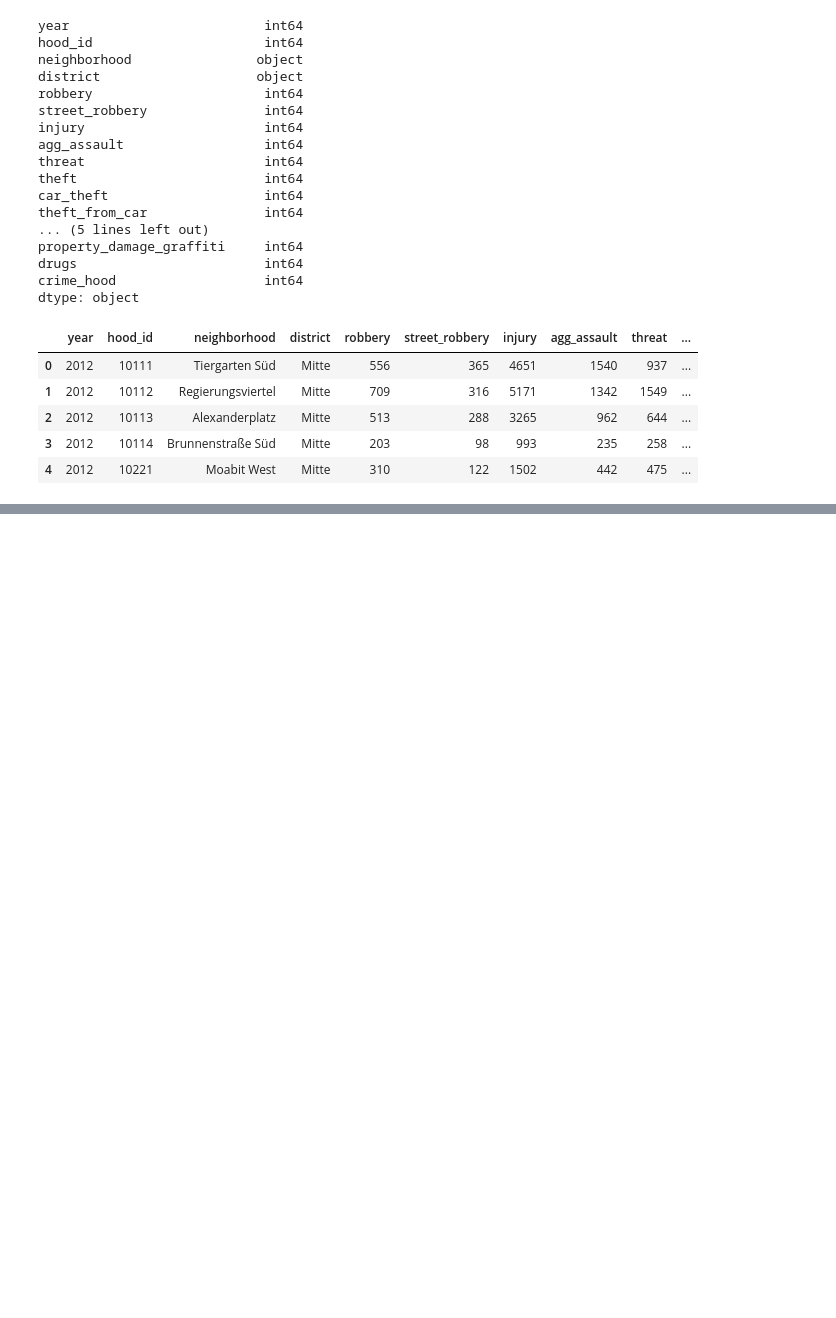
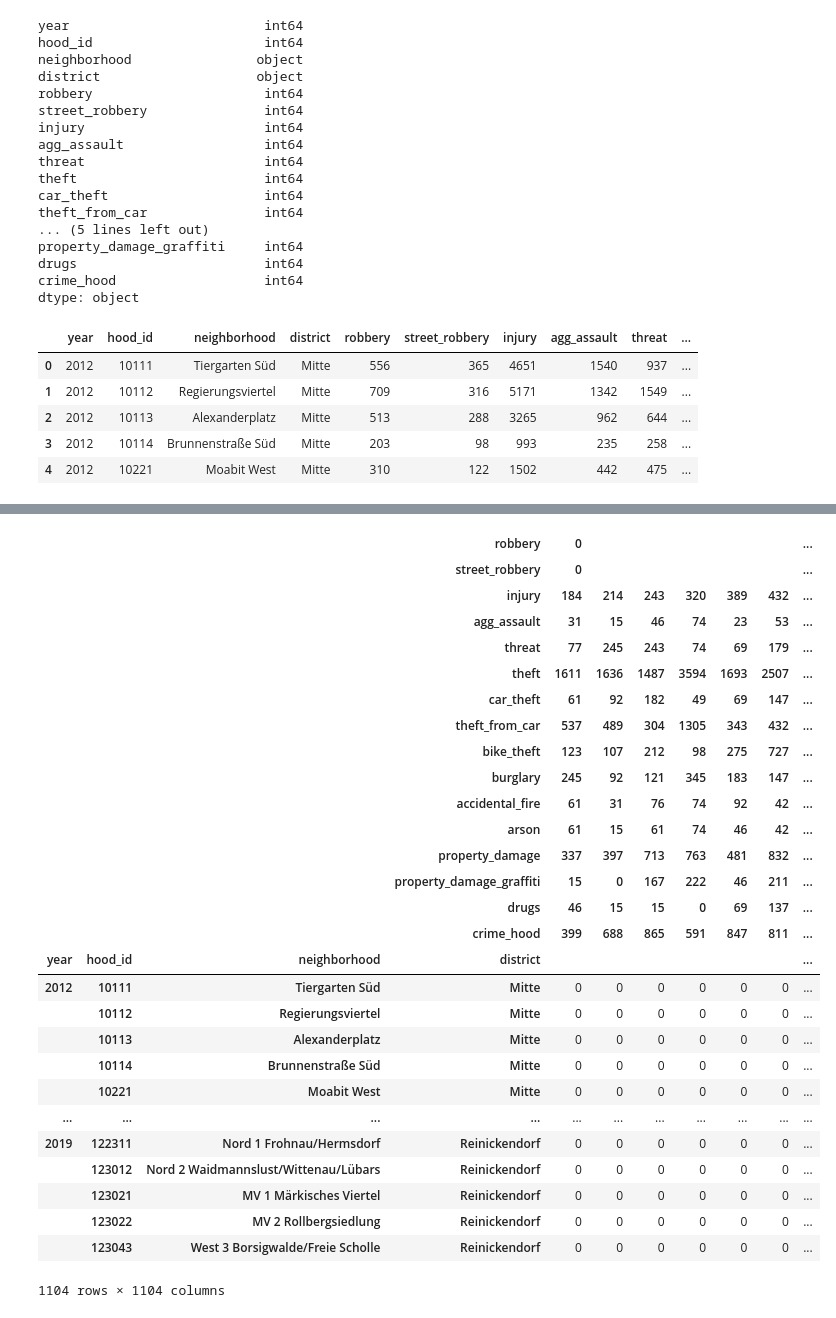
Before and after one commit to MilVas/Week-6-Project-Berlin-Crime, a Jupyter notebook: Milena.ipynb, the cells around one changed output, grey strips where cells are left out. Drawn from its saved outputs; the diff is of its cells as text; code cells hidden in the pictures; blank space fills up the shorter version.

```diff
--- a/Milena.ipynb
+++ b/Milena.ipynb
@@ -325,0 +374,32 @@ crime_freq.head()
+# %%
+crimef1
+# %% [output]
+|  |  |  | robbery | 0 |  |  |  |  |  | ... |
+|  |  |  | street_robbery | 0 |  |  |  |  |  | ... |
+|  |  |  | injury | 184 | 214 | 243 | 320 | 389 | 432 | ... |
+|  |  |  | agg_assault | 31 | 15 | 46 | 74 | 23 | 53 | ... |
+|  |  |  | threat | 77 | 245 | 243 | 74 | 69 | 179 | ... |
+|  |  |  | theft | 1611 | 1636 | 1487 | 3594 | 1693 | 2507 | ... |
+|  |  |  | car_theft | 61 | 92 | 182 | 49 | 69 | 147 | ... |
+|  |  |  | theft_from_car | 537 | 489 | 304 | 1305 | 343 | 432 | ... |
+|  |  |  | bike_theft | 123 | 107 | 212 | 98 | 275 | 727 | ... |
+|  |  |  | burglary | 245 | 92 | 121 | 345 | 183 | 147 | ... |
+|  |  |  | accidental_fire | 61 | 31 | 76 | 74 | 92 | 42 | ... |
+|  |  |  | arson | 61 | 15 | 61 | 74 | 46 | 42 | ... |
+|  |  |  | property_damage | 337 | 397 | 713 | 763 | 481 | 832 | ... |
+|  |  |  | property_damage_graffiti | 15 | 0 | 167 | 222 | 46 | 211 | ... |
+|  |  |  | drugs | 46 | 15 | 15 | 0 | 69 | 137 | ... |
+|  |  |  | crime_hood | 399 | 688 | 865 | 591 | 847 | 811 | ... |
+| year | hood_id | neighborhood | district |  |  |  |  |  |  | ... |
+| 2012 | 10111 | Tiergarten Süd | Mitte | 0 | 0 | 0 | 0 | 0 | 0 | ... |
+|  | 10112 | Regierungsviertel | Mitte | 0 | 0 | 0 | 0 | 0 | 0 | ... |
+|  | 10113 | Alexanderplatz | Mitte | 0 | 0 | 0 | 0 | 0 | 0 | ... |
+|  | 10114 | Brunnenstraße Süd | Mitte | 0 | 0 | 0 | 0 | 0 | 0 | ... |
+|  | 10221 | Moabit West | Mitte | 0 | 0 | 0 | 0 | 0 | 0 | ... |
+| ... | ... | ... | ... | ... | ... | ... | ... | ... | ... | ... |
+| 2019 | 122311 | Nord 1 Frohnau/Hermsdorf | Reinickendorf | 0 | 0 | 0 | 0 | 0 | 0 | ... |
+|  | 123012 | Nord 2 Waidmannslust/Wittenau/Lübars | Reinickendorf | 0 | 0 | 0 | 0 | 0 | 0 | ... |
+|  | 123021 | MV 1 Märkisches Viertel | Reinickendorf | 0 | 0 | 0 | 0 | 0 | 0 | ... |
+|  | 123022 | MV 2 Rollbergsiedlung | Reinickendorf | 0 | 0 | 0 | 0 | 0 | 0 | ... |
+|  | 123043 | West 3 Borsigwalde/Freie Scholle | Reinickendorf | 0 | 0 | 0 | 0 | 0 | 0 | ... |
+1104 rows × 1104 columns
```
Also changed, not shown: parts of 10 cells of this notebook, 1 other file.
